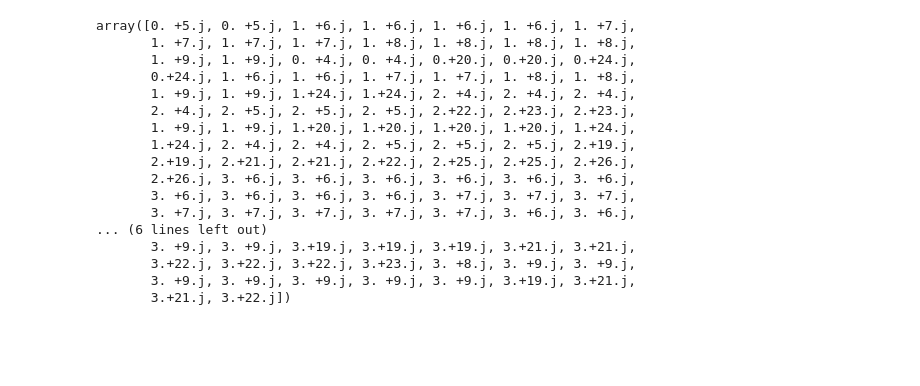
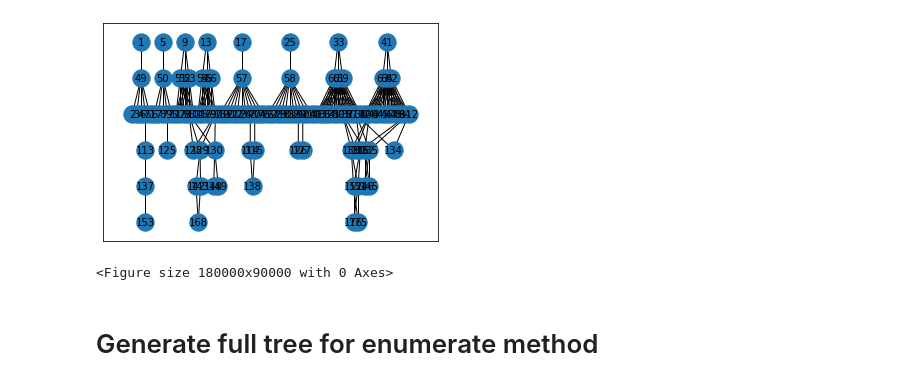
Before and after one commit to crptcusco/SynEstCBN, a Jupyter notebook: experiments/phd_qualification/exp_simple_rdda.ipynb, the cells around one changed output. Drawn from its saved outputs; the diff is of its cells as text; code cells hidden in the pictures; blank space fills up the shorter version.

```diff
--- a/experiments/phd_qualification/exp_simple_rdda.ipynb
+++ b/experiments/phd_qualification/exp_simple_rdda.ipynb
@@ -161,20 +174,31 @@ array([ 0.+20.j,  0.+20.j,  0.+24.j,  0.+24.j,  1.+20.j,  1.+20.j,
-# %%
-v_edge_[:,0][v_edge_[:,0].argsort()][v_indexes_.argsort().argsort()]
-# %% [output]
-array([0. +5.j, 0. +5.j, 1. +6.j, 1. +6.j, 1. +6.j, 1. +6.j, 1. +7.j,
-       1. +7.j, 1. +7.j, 1. +7.j, 1. +8.j, 1. +8.j, 1. +8.j, 1. +8.j,
-       1. +9.j, 1. +9.j, 0. +4.j, 0. +4.j, 0.+20.j, 0.+20.j, 0.+24.j,
-       0.+24.j, 1. +6.j, 1. +6.j, 1. +7.j, 1. +7.j, 1. +8.j, 1. +8.j,
-       1. +9.j, 1. +9.j, 1.+24.j, 1.+24.j, 2. +4.j, 2. +4.j, 2. +4.j,
-       2. +4.j, 2. +5.j, 2. +5.j, 2. +5.j, 2.+22.j, 2.+23.j, 2.+23.j,
-       1. +9.j, 1. +9.j, 1.+20.j, 1.+20.j, 1.+20.j, 1.+20.j, 1.+24.j,
-       1.+24.j, 2. +4.j, 2. +4.j, 2. +5.j, 2. +5.j, 2. +5.j, 2.+19.j,
-       2.+19.j, 2.+21.j, 2.+21.j, 2.+22.j, 2.+25.j, 2.+25.j, 2.+26.j,
-       2.+26.j, 3. +6.j, 3. +6.j, 3. +6.j, 3. +6.j, 3. +6.j, 3. +6.j,
-       3. +6.j, 3. +6.j, 3. +6.j, 3. +6.j, 3. +7.j, 3. +7.j, 3. +7.j,
-       3. +7.j, 3. +7.j, 3. +7.j, 3. +7.j, 3. +7.j, 3. +6.j, 3. +6.j,
-... (6 lines left out)
-       3. +9.j, 3. +9.j, 3.+19.j, 3.+19.j, 3.+19.j, 3.+21.j, 3.+21.j,
-       3.+22.j, 3.+22.j, 3.+22.j, 3.+23.j, 3. +8.j, 3. +9.j, 3. +9.j,
-       3. +9.j, 3. +9.j, 3. +9.j, 3. +9.j, 3. +9.j, 3.+19.j, 3.+21.j,
-       3.+21.j, 3.+22.j])
+# %%
+# Tree pruning in the Assembly of attractor fields
+# imports
+import matplotlib.pyplot as plt
+import networkx as nx
+import pydot
+from networkx.drawing.nx_pydot import graphviz_layout
+import numpy as np
+
+# Generate the graph with the paths
+T = nx.Graph()
+# T.add_nodes_from(d_pairs.keys())
+T.add_edges_from(l_edges_dict)
+
+# Generate the Layout with dot
+pos = graphviz_layout(T, prog="dot")
+# Fix the position problem, string to int
+aux_pos ={}
+for key in pos.keys():
+    aux_pos[int(key)] = pos[key]
+pos = aux_pos
+# Generate the graph with the data an information
+nx.draw_networkx(T, pos, font_size=10)
+# Show the graph with parameters
+plt.figure(figsize=(600,300), dpi=300)
+plt.show()
+# %% [output]
+[figure, added]
+<Figure size 180000x90000 with 0 Axes>
+# %% [markdown]
+# Generate full tree for enumerate method
```
Also changed, not shown: parts of 9 cells of this notebook.
